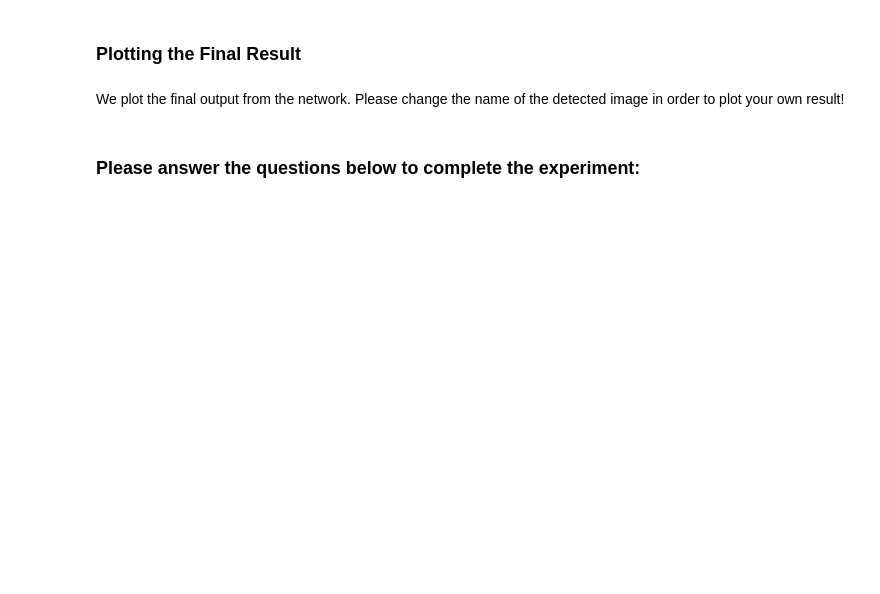
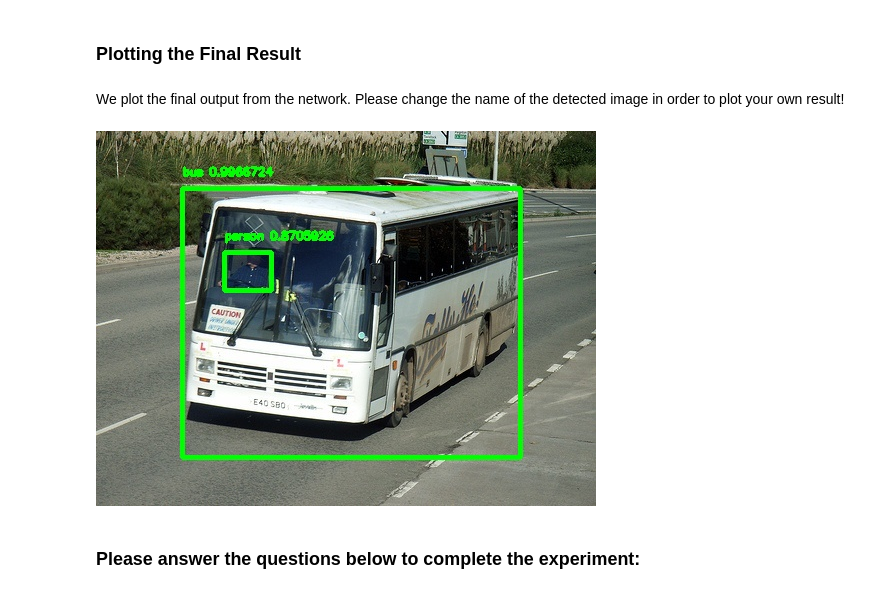
Before and after one commit to ShrihariJalihal/DL-Assignments, a Jupyter notebook: M3_P4_assignment_231216/M3_AST_25_Object_Detection_YOLOV3_C.ipynb, the cells around one changed output. Saved outputs shown, nothing was run; the diff lists cells and outputs as text; code cells hidden in the pictures; blank space fills up the shorter version.

```diff
--- a/M3_P4_assignment_231216/M3_AST_25_Object_Detection_YOLOV3_C.ipynb
+++ b/M3_P4_assignment_231216/M3_AST_25_Object_Detection_YOLOV3_C.ipynb
@@ -744,9 +802,11 @@ cv2.imwrite(image_path[:-4] + '_detected' + image_path[-4:], (image).astype('uin
 We plot the final output from the network. Please change the name of the detected image in order to plot your own result!
 # %%
 from google.colab.patches import cv2_imshow
-x = cv2.imread("dog_detected.jpg")
-# x = cv2.imread("bus_detected.jpg")
+#x = cv2.imread("dog_detected.jpg")
+x = cv2.imread("bus_detected.jpg")
 cv2_imshow(x)
+# %% [output]
+[figure, added]
 # %% [markdown]
 ### Please answer the questions below to complete the experiment:
 # %%
```
Also changed, not shown: parts of 12 cells of this notebook.
